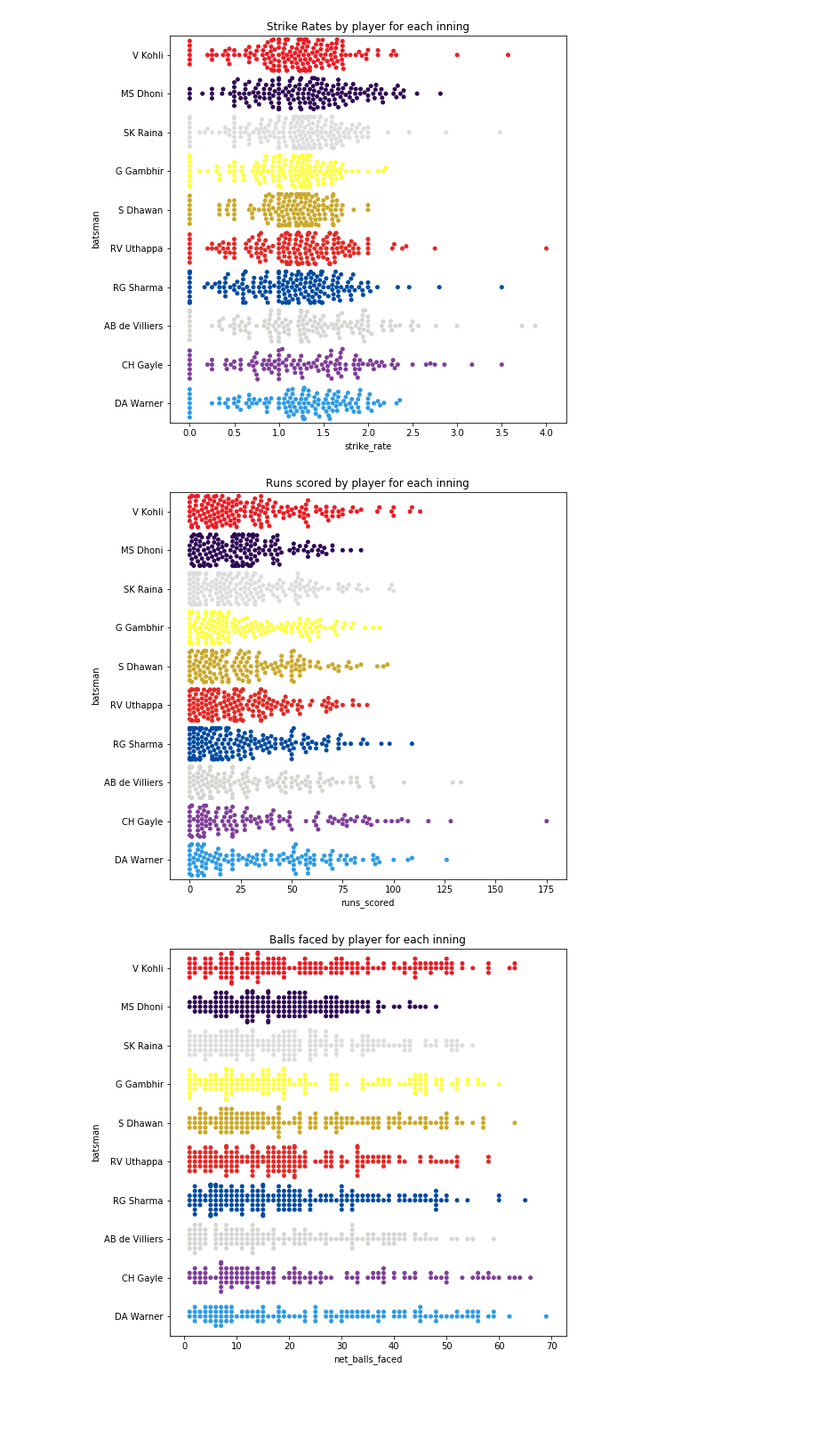
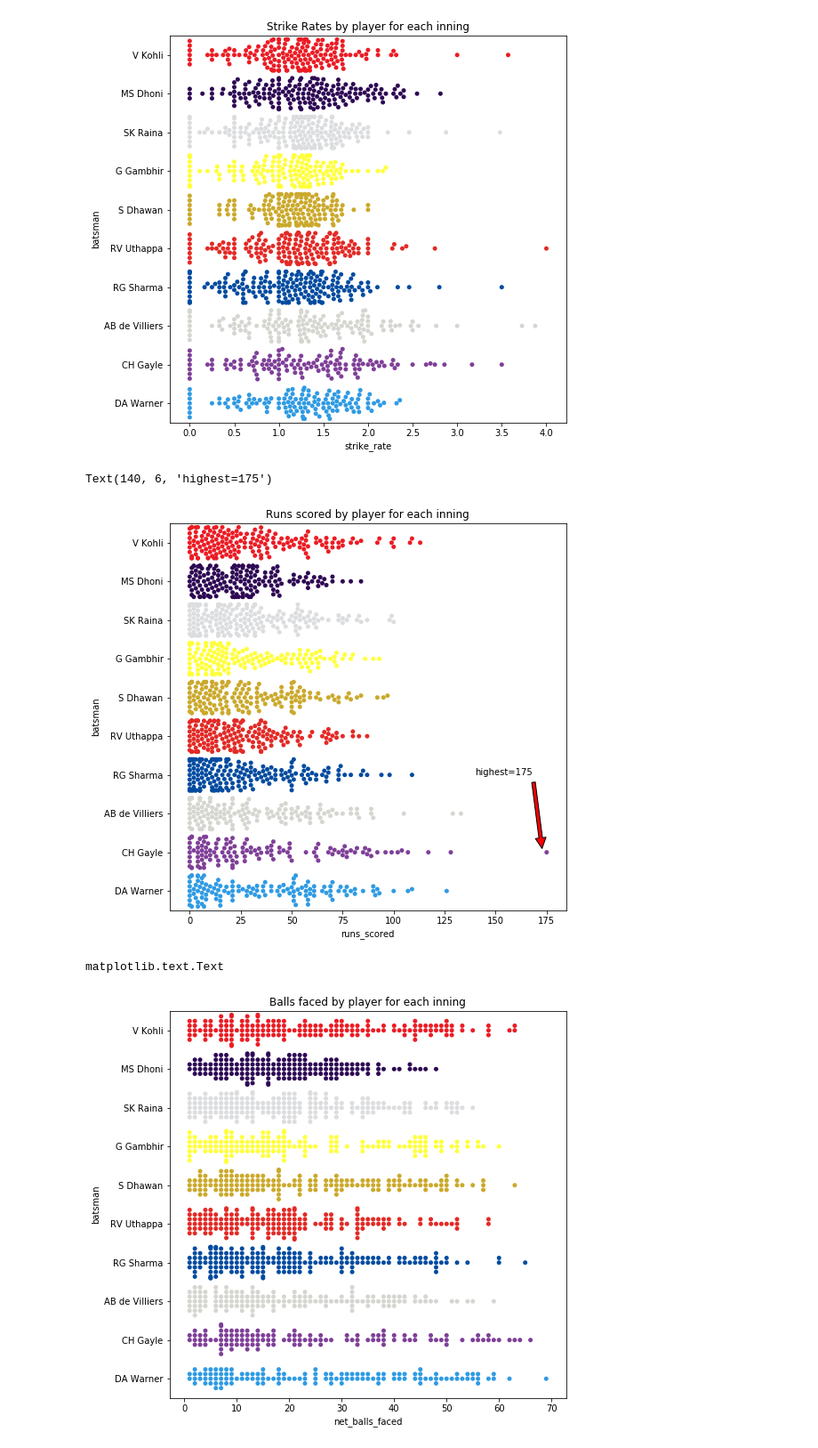
Before and after one commit to ravi-gopalan/ipl_analysis, a Jupyter notebook: ipl_analysis_v3.ipynb, the cells around one changed output. Shown at 89% size. Drawn from its saved outputs; the diff is of its cells as text; code cells hidden in the pictures; blank space fills up the shorter version.

```diff
--- a/ipl_analysis_v3.ipynb
+++ b/ipl_analysis_v3.ipynb
@@ -1740,9 +1741,16 @@ sns.swarmplot(data=df_best_batsman,x='strike_rate',y='batsman').set_title('Strik
 [figure]
 # %%
 plt.figure(figsize=(8,8))
-sns.swarmplot(data=df_best_batsman,x='runs_scored',y='batsman').set_title('Runs scored by player for each inning');
+s_runs = sns.swarmplot(data=df_best_batsman,x='runs_scored',y='batsman').set_title('Runs scored by player for each inning');
+#plt.text(150,7.6,'highest=175', color="black", fontsize=10, fontweight="bold",bbox={'facecolor':'gray', 'alpha':0.5, 'pad':5})
+plt.annotate('highest=175', color="black", fontsize=10, xy=(173, 8.0), xytext=(140, 6),arrowprops=dict(facecolor='red', shrink=0.05))
 # %% [output]
+Text(140, 6, 'highest=175')
-[figure, old version]
+[figure, new version]
+# %%
+s_runs.
+# %% [output]
+matplotlib.text.Text
 # %%
 plt.figure(figsize=(8,8))
 sns.swarmplot(data=df_best_batsman,x='net_balls_faced',y='batsman').set_title('Balls faced by player for each inning');
```
Also changed, not shown: parts of 44 cells of this notebook.
